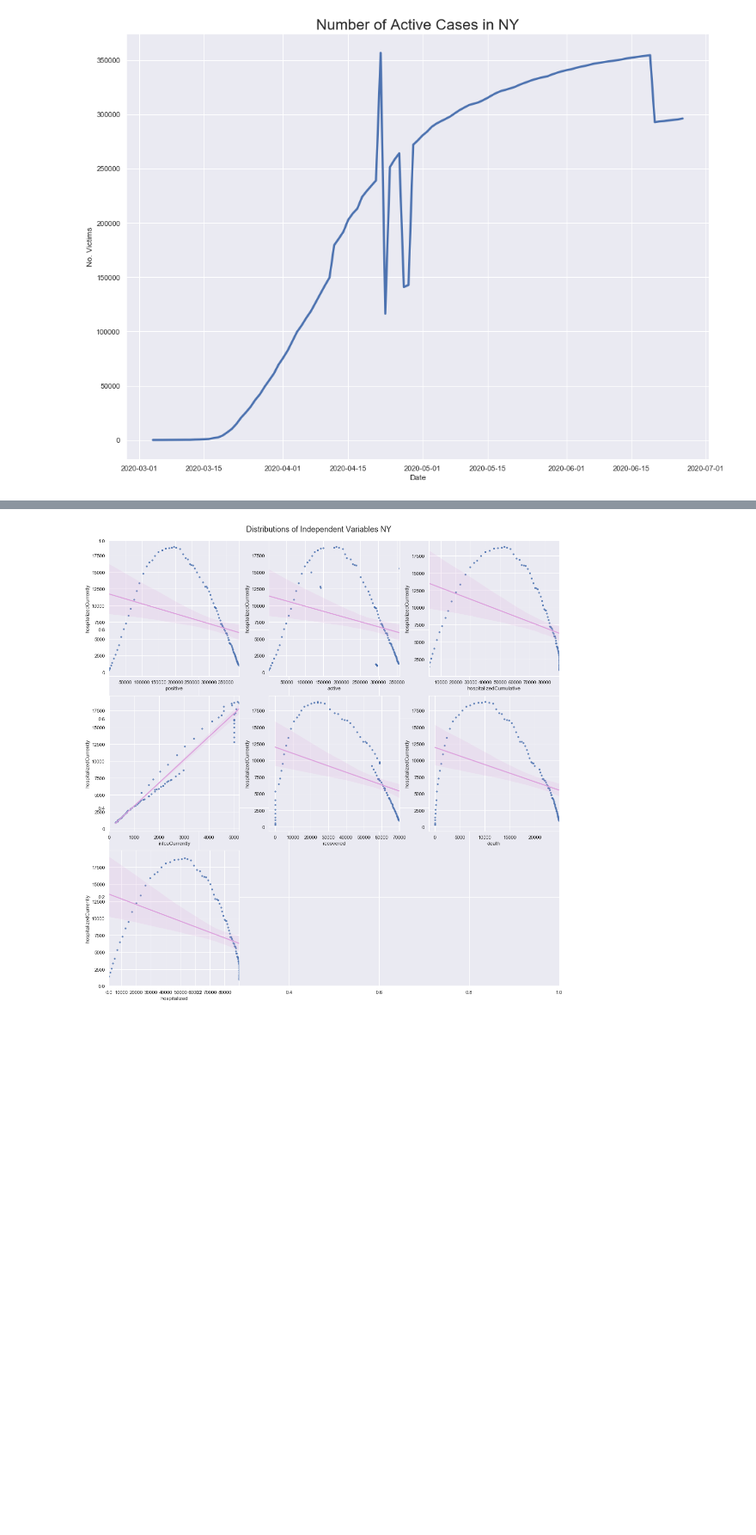
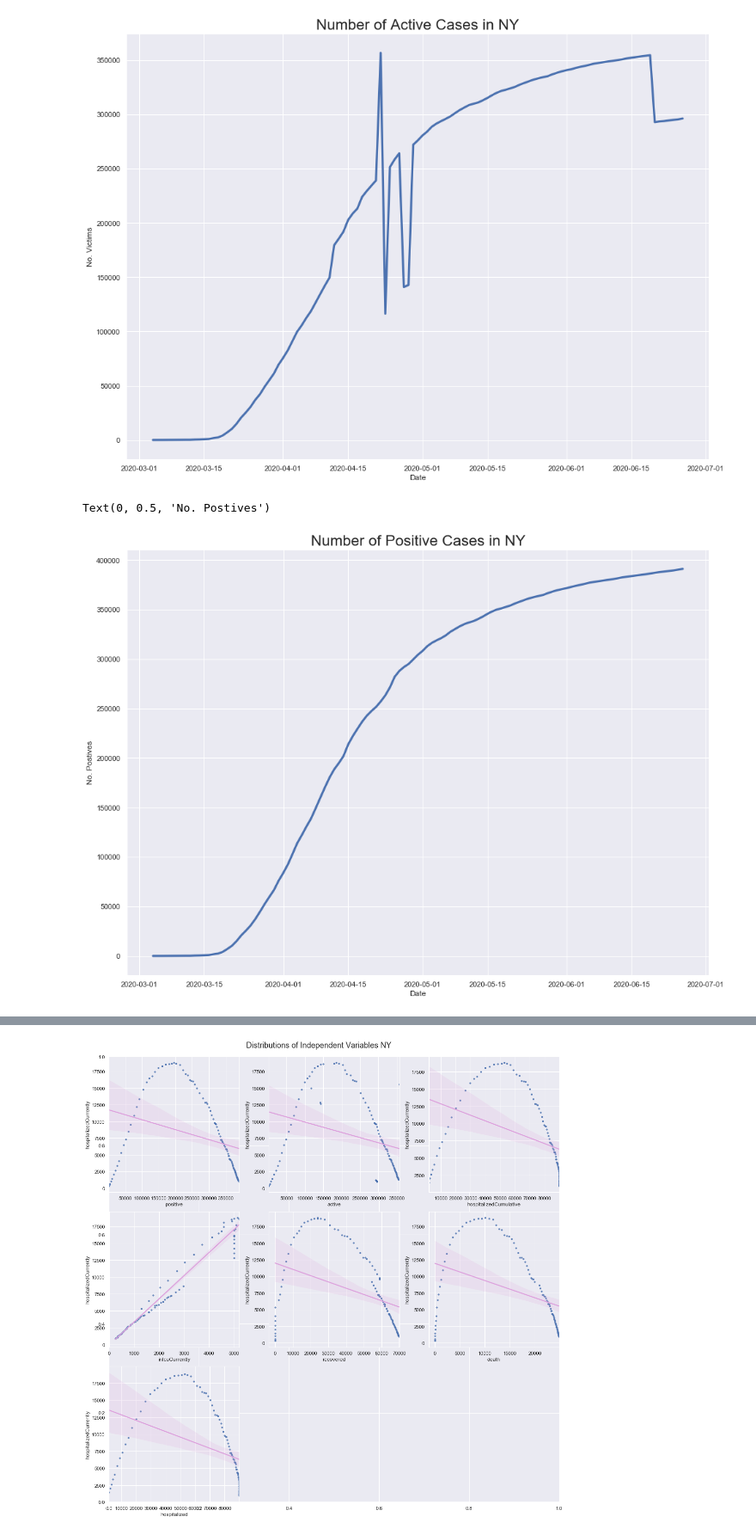
Before and after one commit to bielsnor/futureproof, a Jupyter notebook: _notebooks/2020-06-27-COVID19-USA-Hospitilizations.ipynb, the cells around one changed output, grey strips where cells are left out. Shown at 86% size. Saved outputs shown, nothing was run; the diff lists cells and outputs as text; code cells hidden in the pictures; blank space fills up the shorter version.

```diff
--- a/_notebooks/2020-06-27-COVID19-USA-Hospitilizations.ipynb
+++ b/_notebooks/2020-06-27-COVID19-USA-Hospitilizations.ipynb
@@ -612,3 +583,15 @@ plt.ylabel('No. Victims')
 # %% [output]
 Text(0, 0.5, 'No. Victims')
 [figure]
+# %%
+# Split covid_df into subset with only NY values
+new_york = covid_df.loc[covid_df['abbrev'] == 'NY']
+fig, ax = plt.subplots(figsize = (16, 12))
+# Timeseries plt
+plt.plot(new_york.date, new_york.positive, linewidth=3.3)
+plt.title('Number of Positive Cases in NY', fontsize=23)
+plt.xlabel('Date')
+plt.ylabel('No. Postives')
+# %% [output]
+Text(0, 0.5, 'No. Postives')
+[figure, added]
```
Also changed, not shown: parts of 2 cells of this notebook.
